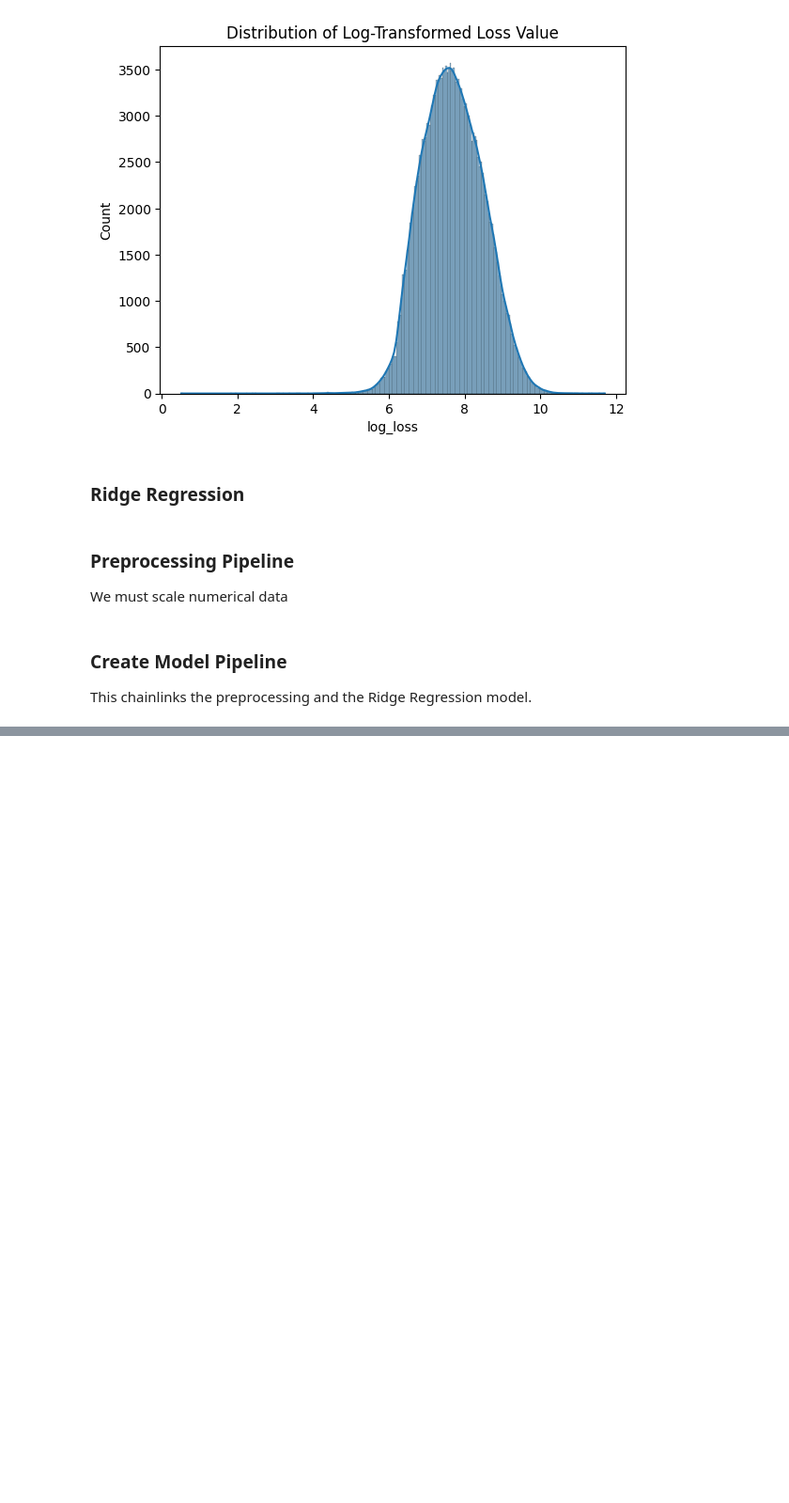
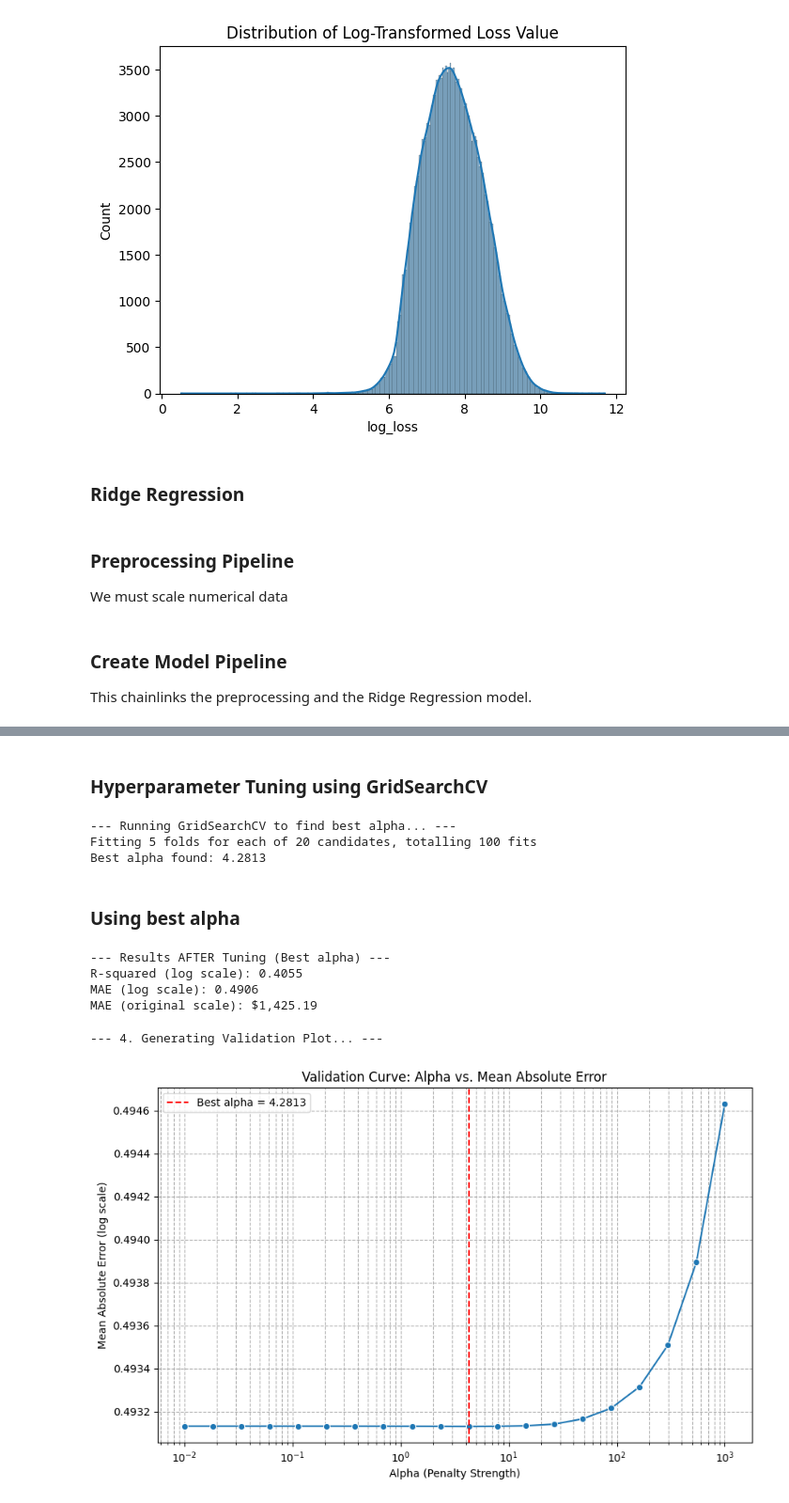
Before and after one commit to NotCheery/allstate_1b, a Jupyter notebook: tahia_ridge_regression/ridge_regression.ipynb, the cells around one changed output, grey strips where cells are left out. Shown at 94% size. Drawn from its saved outputs; the diff is of its cells as text; code cells hidden in the pictures; blank space fills up the shorter version.

Commit message:
hyperparameter tuning before and after, added validation plot.

```diff
--- a/tahia_ridge_regression/ridge_regression.ipynb
+++ b/tahia_ridge_regression/ridge_regression.ipynb
@@ -101,3 +113,82 @@ Mean Absolute Error (on original loss scale): $1,425.26
+# %% [markdown]
+### Hyperparameter Tuning using GridSearchCV
+# %%
+# ----HYPERPARAMETER TUNING----
+print("--- Running GridSearchCV to find best alpha... ---")
+
+# Define a range of 'alpha' values to test
+# We use 'regressor__alpha' because 'regressor' is the name of the Ridge step in your pipeline
+param_grid = {
+    'regressor__alpha': np.logspace(-2, 3, 20)  # 20 values from 0.01 to 1000
+}
+
+# GridSearchCV Setup
+grid_search = GridSearchCV(
+    ridge_model,
+    param_grid,
+    cv=5,
+    scoring='neg_mean_absolute_error',
+    verbose=1
+)
+
+# run the tuning
+grid_search.fit(X_train, y_train_log)
+
+# get best parameter
+best_alpha = grid_search.best_params_['regressor__alpha']
+print(f"Best alpha found: {best_alpha:.4f}\n")
+# %% [output]
+--- Running GridSearchCV to find best alpha... ---
+Fitting 5 folds for each of 20 candidates, totalling 100 fits
+Best alpha found: 4.2813
+# %% [markdown]
+### Using best alpha
+# %%
+print("--- Results AFTER Tuning (Best alpha) ---")
+
+log_predictions_after = grid_search.predict(X_test)
+
+# evaluate
+mae_log_after = mean_absolute_error(y_test_log, log_predictions_after)
+r2_log_after = r2_score(y_test_log, log_predictions_after)
+
+# original scale
+original_predictions_after = np.expm1(log_predictions_after)
+mae_after = mean_absolute_error(y_test_original, original_predictions_after)
+
+print(f"R-squared (log scale): {r2_log_after:.4f}")
+print(f"MAE (log scale): {mae_log_after:.4f}")
+print(f"MAE (original scale): ${mae_after:,.2f}\n")
+# %% [output]
+--- Results AFTER Tuning (Best alpha) ---
+R-squared (log scale): 0.4055
+MAE (log scale): 0.4906
+MAE (original scale): $1,425.19
+# %%
+print("--- 4. Generating Validation Plot... ---")
+
+# Get the results from the grid search
+cv_results = grid_search.cv_results_
+alphas = cv_results['param_regressor__alpha']
+# We multiply by -1 because the score is 'neg_mean_absolute_error'
+mean_test_scores = -cv_results['mean_test_score']
+
+plt.figure(figsize=(10, 6))
+sns.lineplot(x=alphas, y=mean_test_scores, marker='o')
+plt.xscale('log')  # Use a log scale for alpha
+plt.title('Validation Curve: Alpha vs. Mean Absolute Error')
+plt.xlabel('Alpha (Penalty Strength)')
+plt.ylabel('Mean Absolute Error (log scale)')
+plt.grid(True, which="both", ls="--")
+
+# Add a vertical line to show where the best alpha is
+plt.axvline(x=best_alpha, color='red', linestyle='--',
+            label=f'Best alpha = {best_alpha:.4f}')
+plt.legend()
+plt.show()
+# %% [output]
+--- 4. Generating Validation Plot... ---
+[figure, added]
 # %% [markdown]
 ### Analysis
 Mean Absolute Error (MAE) -  measures the average size of the errors in your predictions.
```
Also changed, not shown: parts of 4 cells of this notebook.
